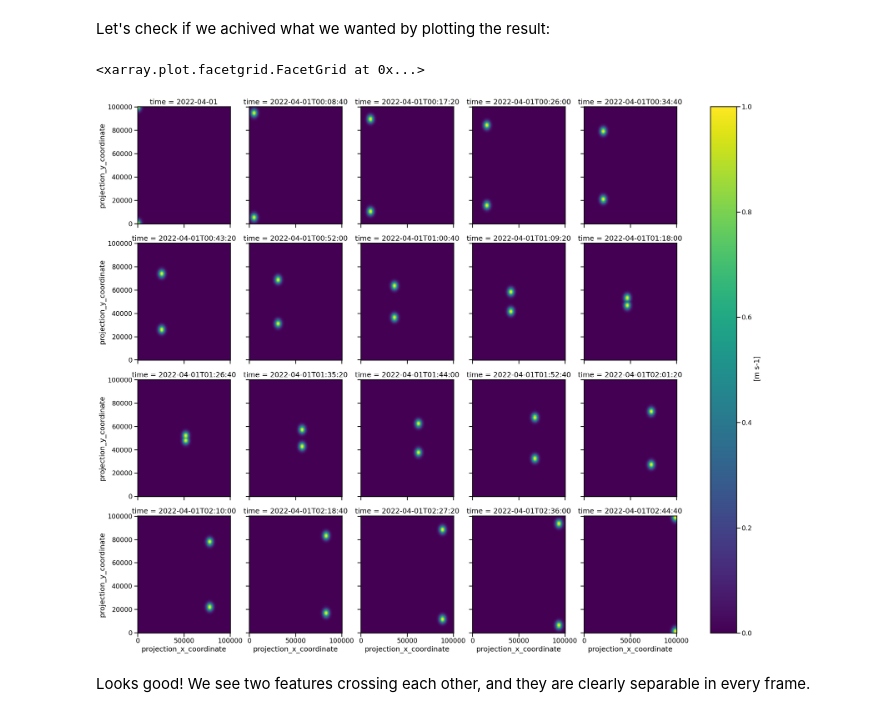
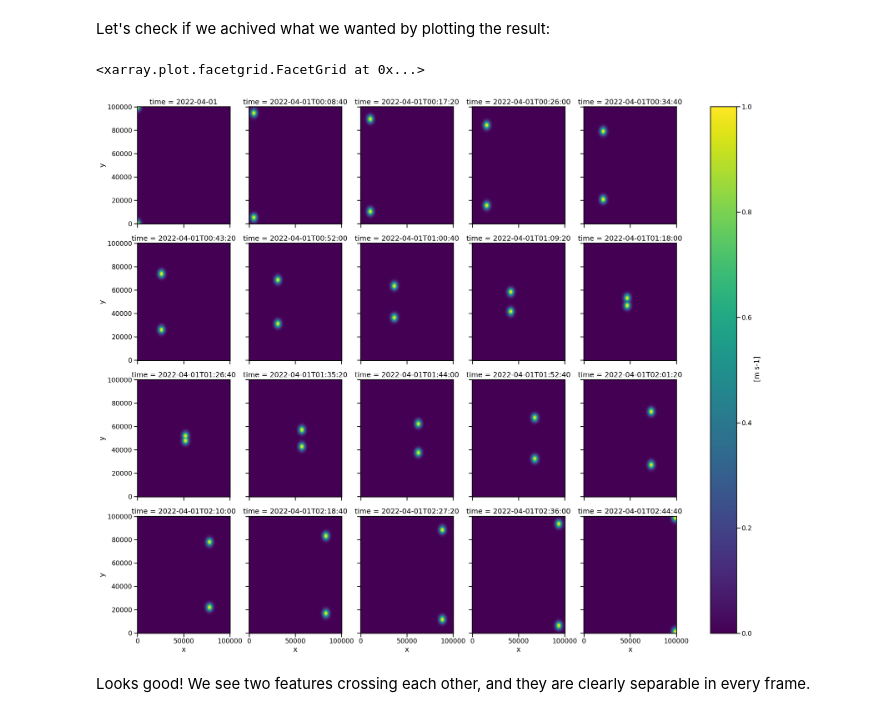
Before and after one commit to tobac-project/tobac, a Jupyter notebook: examples/Basics/Idealized-Case-2_Two_crossing_Blobs.ipynb, the cells around one changed output. Saved outputs shown, nothing was run; the diff lists cells and outputs as text; code cells hidden in the pictures.

```diff
--- a/examples/Basics/Idealized-Case-2_Two_crossing_Blobs.ipynb
+++ b/examples/Basics/Idealized-Case-2_Two_crossing_Blobs.ipynb
@@ -24,17 +24,7 @@ sns.set_context("talk")
 # %% [markdown]
 We will need to generate our own dataset for this tutorial. For this reason we define some bounds for our system:
 # %%
-(
-    x_min,
-    y_min,
-    x_max,
-    y_max,
-) = (
-    0,
-    0,
-    1e5,
-    1e5,
-)
+x_min, y_min, x_max, y_max = 0, 0, 1e5, 1e5
 t_min, t_max = 0, 10000
 # %% [markdown]
 We use these to create a mesh:
@@ -82,15 +72,15 @@ def create_xarray(array, mesh, starting_time="2022-04-01T00:00"):
 
     time = np.array([t_0 + i * t_delta for i in range(len(array))])
 
-    dims = ("time", "projection_x_coordinate", "projection_y_coordinate")
-    coords = {"time": time, "projection_x_coordinate": x, "projection_y_coordinate": y}
+    dims = ("time", "x", "y")
+    coords = {"time": time, "x": x, "y": y}
     attributes = {"units": ("m s-1")}
 
     data = xr.DataArray(data=array, dims=dims, coords=coords, attrs=attributes)
     # data = data.projection_x_coordinate.assign_attrs({"units": ("m")})
     # data = data.projection_y_coordinate.assign_attrs({"units": ("m")})
-    data = data.assign_coords(latitude=("projection_x_coordinate", x / x.max() * 90))
-    data = data.assign_coords(longitude=("projection_y_coordinate", y / y.max() * 90))
+    data = data.assign_coords(latitude=("x", x / x.max() * 90))
+    data = data.assign_coords(longitude=("y", y / y.max() * 90))
 
     return data
 # %% [markdown]
@@ -107,15 +97,15 @@ Let's check if we achived what we wanted by plotting the result:
 # %%
 data.plot(
     cmap="viridis",
     col="time",
     col_wrap=5,
-    x="projection_x_coordinate",
-    y="projection_y_coordinate",
+    x="x",
+    y="y",
     size=5,
 )
 # %% [output]
 <xarray.plot.facetgrid.FacetGrid at 0x...>
-[figure, old version]
+[figure, new version]
 # %% [markdown]
 Looks good! We see two features crossing each other, and they are clearly separable in every frame.
 # %% [markdown]
```
Also changed, not shown: parts of 3 cells of this notebook, 1 other file.
